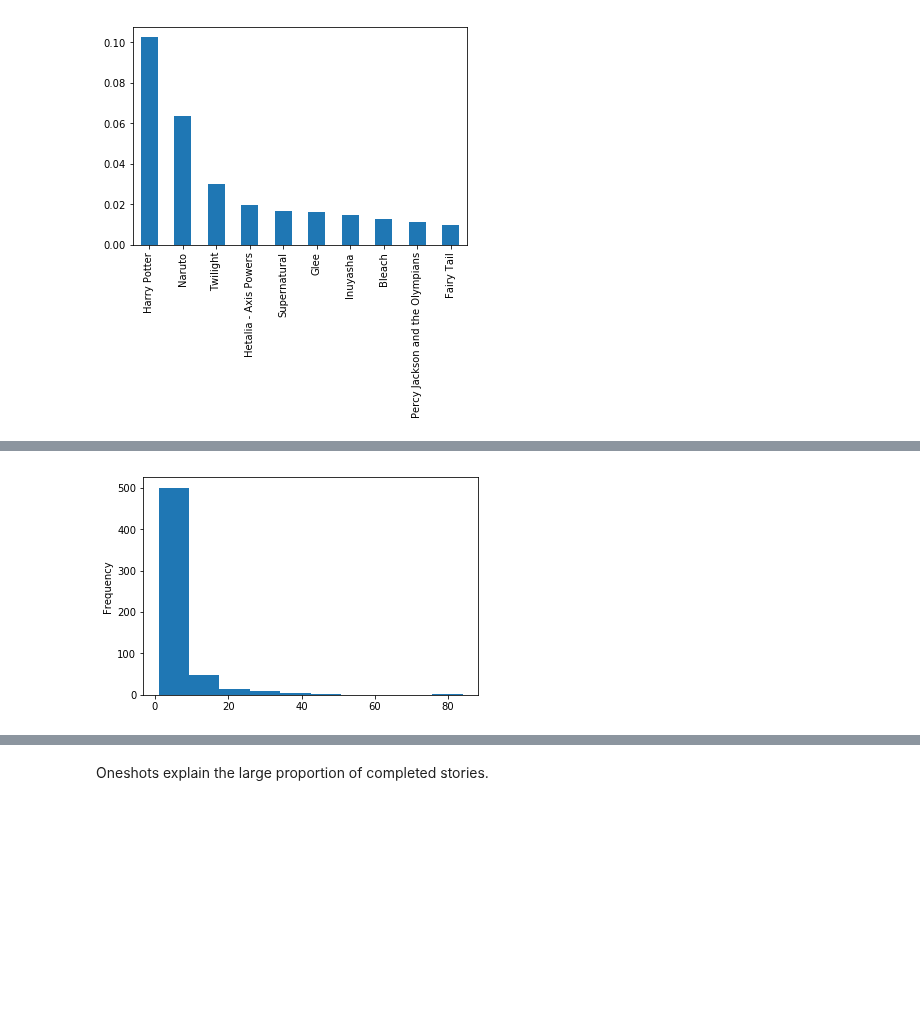
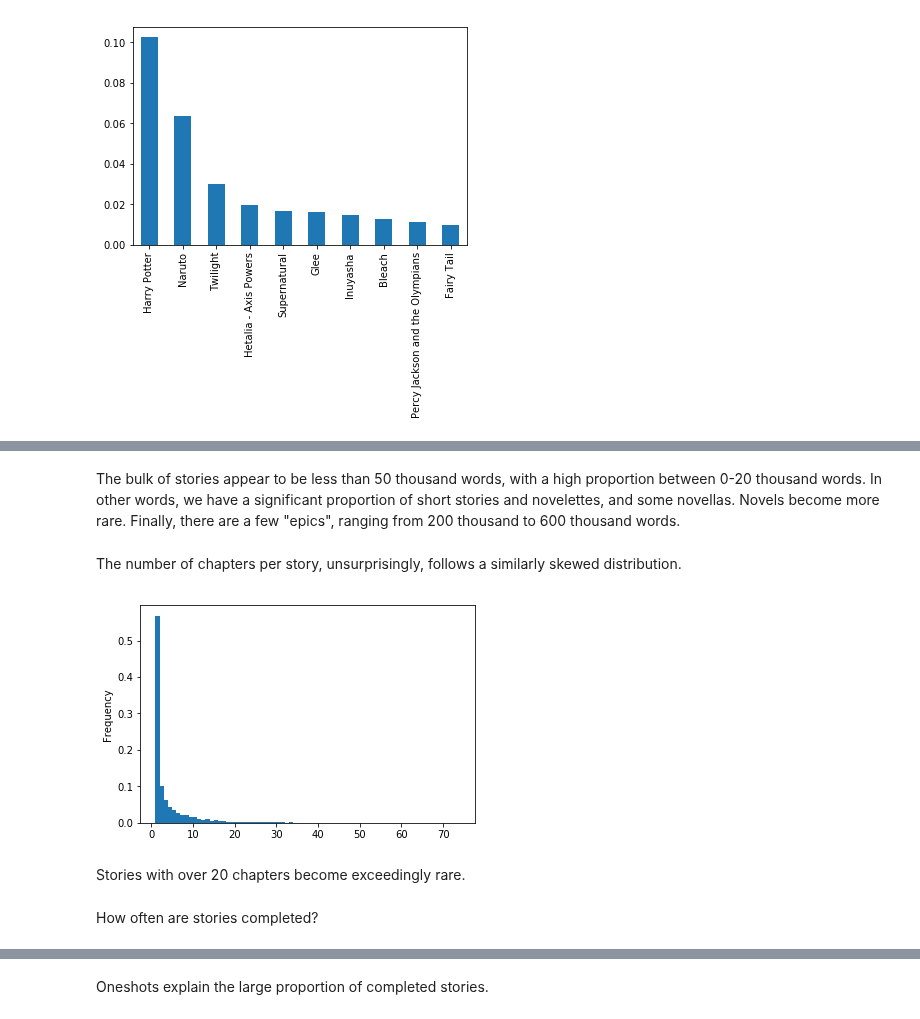
Before and after one commit to lily-tian/fanfictionstatistics, a Jupyter notebook: story_analysis.ipynb, the cells around one changed output, grey strips where cells are left out. Cells and saved outputs as stored; diff of their text form; code cells hidden in the pictures; blank space fills up the shorter version.

Commit message:
Updated story analysis

```diff
--- a/story_analysis.ipynb
+++ b/story_analysis.ipynb
@@ -201,11 +218,20 @@ plt.show()
+# %% [markdown]
+The bulk of stories appear to be less than 50 thousand words, with a high proportion between 0-20 thousand words. In other words, we have a significant proportion of short stories and novelettes, and some novellas. Novels become more rare. Finally, there are a few "epics", ranging from 200 thousand to 600 thousand words.
+# %% [markdown]
+The number of chapters per story, unsurprisingly, follows a similarly skewed distribution.
 # %%
 # examines distribution of number of chapters
 df_online['chapters'] = df_online['chapters'].fillna(1)
-df_online['chapters'].plot.hist()
+df_online['chapters'].plot.hist(normed=True,
+                                bins=np.arange(1, max(df_online.chapters)+1, 1))
 
 plt.show()
 # %% [output]
-[figure, old version]
+[figure, new version]
+# %% [markdown]
+Stories with over 20 chapters become exceedingly rare.
+# %% [markdown]
+How often are stories completed?
 # %%
 # examines distribution of story status
 status = df_online['status'].value_counts()
```
Also changed, not shown: parts of 32 cells of this notebook.
